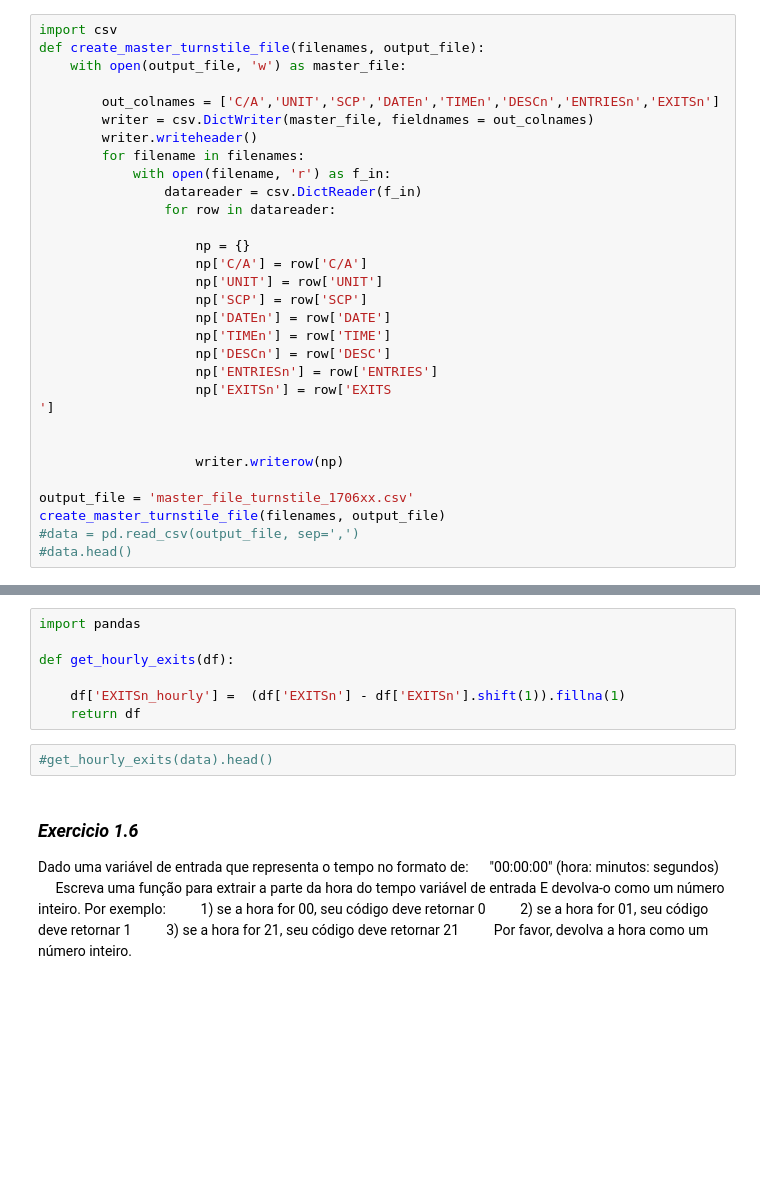
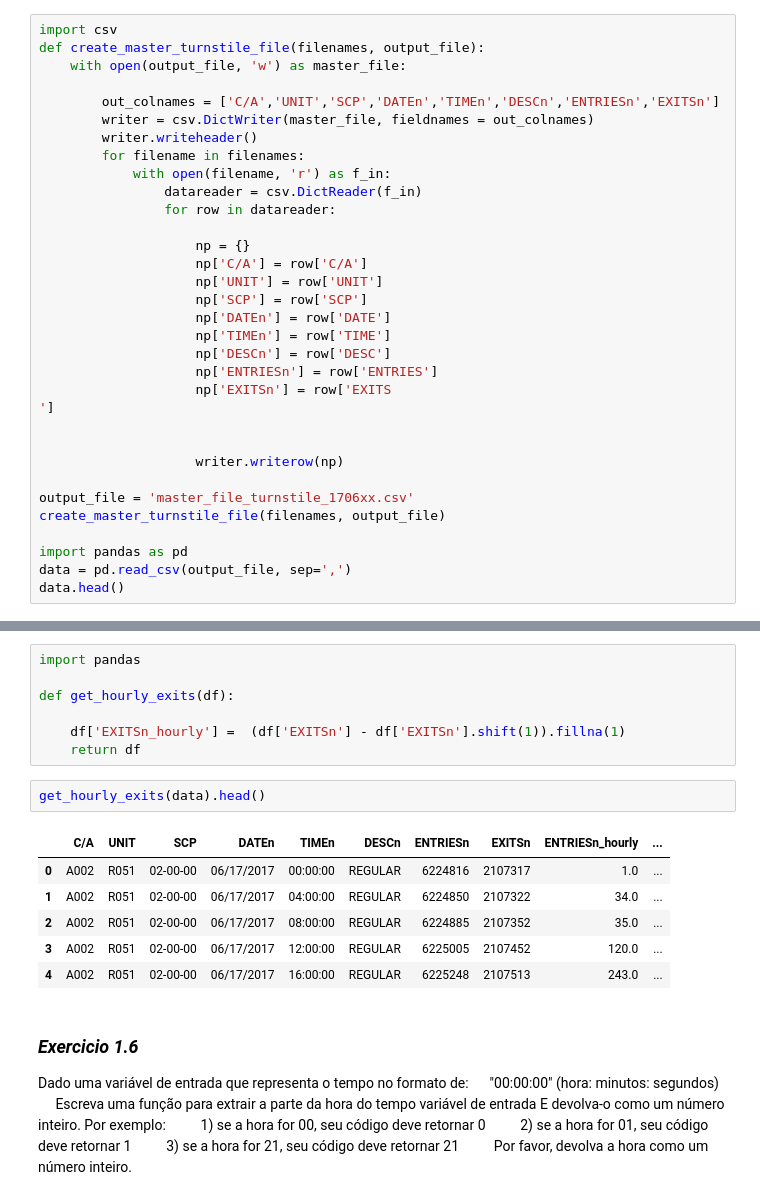
Before and after one commit to nardo991/Analyzing-subway-data, a Jupyter notebook: analyzing-subway-data-ndfdsi.ipynb, the cells around one changed output, grey strips where cells are left out. Drawn from its saved outputs; the diff is of its cells as text; blank space fills up the shorter version.

```diff
--- a/analyzing-subway-data-ndfdsi.ipynb
+++ b/analyzing-subway-data-ndfdsi.ipynb
@@ -153,5 +153,7 @@ def create_master_turnstile_file(filenames, output_file):
 
 output_file = 'master_file_turnstile_1706xx.csv'
 create_master_turnstile_file(filenames, output_file)
-#data = pd.read_csv(output_file, sep=',')
-#data.head()
+
+import pandas as pd
+data = pd.read_csv(output_file, sep=',')
+data.head()
@@ -234,7 +257,14 @@ def get_hourly_exits(df):
     df['EXITSn_hourly'] =  (df['EXITSn'] - df['EXITSn'].shift(1)).fillna(1)
     return df
 # %%
-#get_hourly_exits(data).head()
+get_hourly_exits(data).head()
+# %% [output]
+|  | C/A | UNIT | SCP | DATEn | TIMEn | DESCn | ENTRIESn | EXITSn | ENTRIESn_hourly | ... |
+| 0 | A002 | R051 | 02-00-00 | 06/17/2017 | 00:00:00 | REGULAR | 6224816 | 2107317 | 1.0 | ... |
+| 1 | A002 | R051 | 02-00-00 | 06/17/2017 | 04:00:00 | REGULAR | 6224850 | 2107322 | 34.0 | ... |
+| 2 | A002 | R051 | 02-00-00 | 06/17/2017 | 08:00:00 | REGULAR | 6224885 | 2107352 | 35.0 | ... |
+| 3 | A002 | R051 | 02-00-00 | 06/17/2017 | 12:00:00 | REGULAR | 6225005 | 2107452 | 120.0 | ... |
+| 4 | A002 | R051 | 02-00-00 | 06/17/2017 | 16:00:00 | REGULAR | 6225248 | 2107513 | 243.0 | ... |
 # %% [markdown]
 ### *Exercicio 1.6*
 
```
Also changed, not shown: parts of 22 cells of this notebook, 1 other file.
